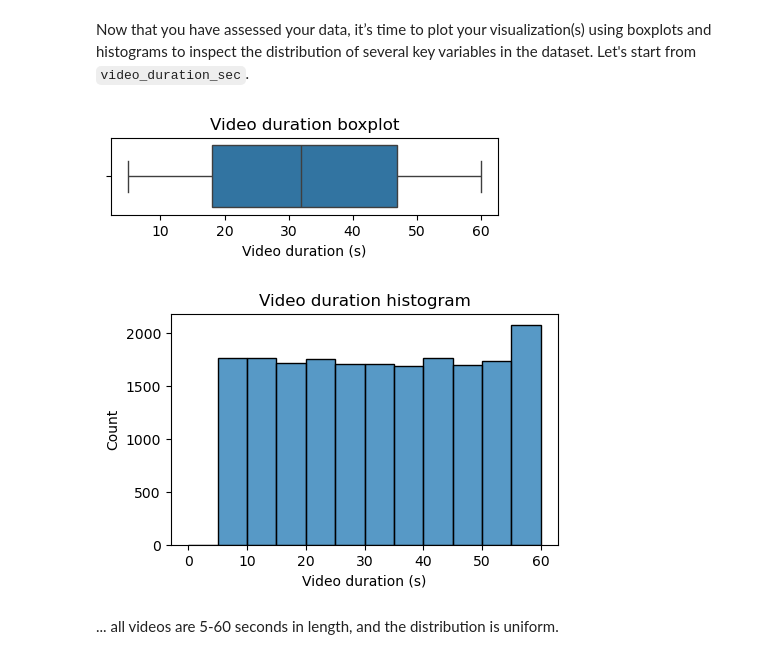
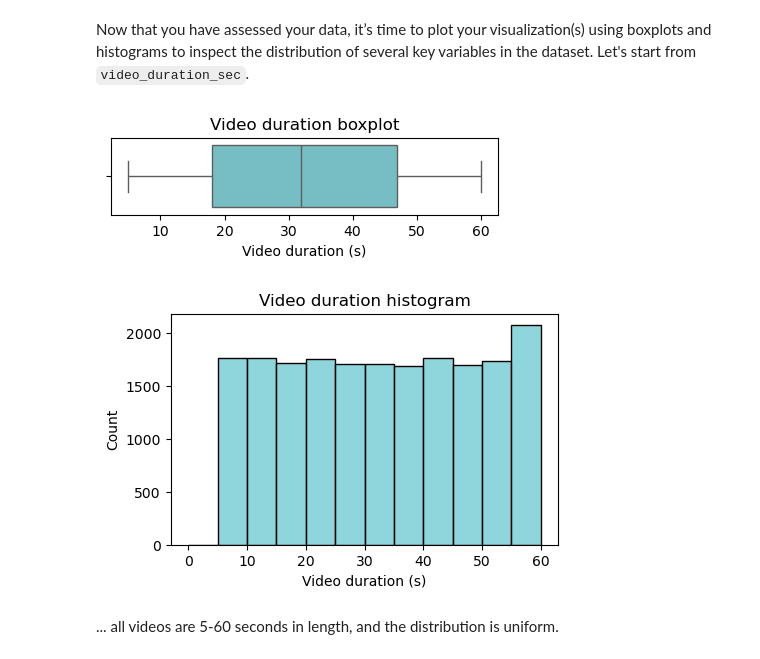
Before and after one commit to gmatteuc/TikTok_data_science_portfolio, a Jupyter notebook: Exploratory_Data_Analysis_part2.ipynb, the cells around one changed output. Cells and saved outputs as stored; diff of their text form; code cells hidden in the pictures.

Commit message:
finished exploratory data analysis

```diff
--- a/Exploratory_Data_Analysis_part2.ipynb
+++ b/Exploratory_Data_Analysis_part2.ipynb
@@ -93,20 +93,20 @@ Now that you have assessed your data, it’s time to plot your visualization(s)
 # %%
 # Create a boxplot to visualize distribution of `video_duration_sec`
 plt.figure(figsize=(5,1))
 plt.title('video_duration_sec')
-sns.boxplot(x=data['video_duration_sec'])
+sns.boxplot(x=data['video_duration_sec'], color='#69C9D0')
 plt.title('Video duration boxplot')
 plt.xlabel('Video duration (s)')
 plt.show()
 # Add a title to the plot
 plt.figure(figsize=(5,3))
-sns.histplot(data['video_duration_sec'], bins=range(0,61,5))
+sns.histplot(data['video_duration_sec'], bins=range(0,61,5), color='#69C9D0')
 plt.title('Video duration histogram')
 plt.xlabel('Video duration (s)')
 plt.show()
 # %% [output]
-[figure, old version]
+[figure, new version]
-[figure, old version]
+[figure, new version]
 # %% [markdown]
 ... all videos are 5-60 seconds in length, and the distribution is uniform.
 # %% [markdown]
```
Also changed, not shown: parts of 20 cells of this notebook.
